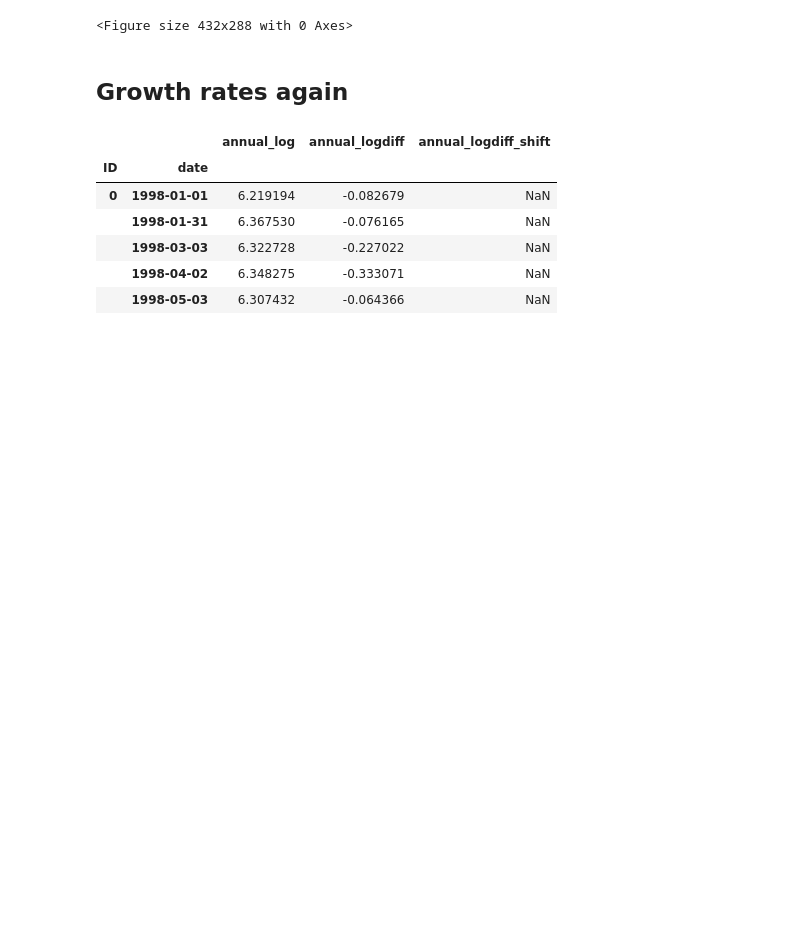
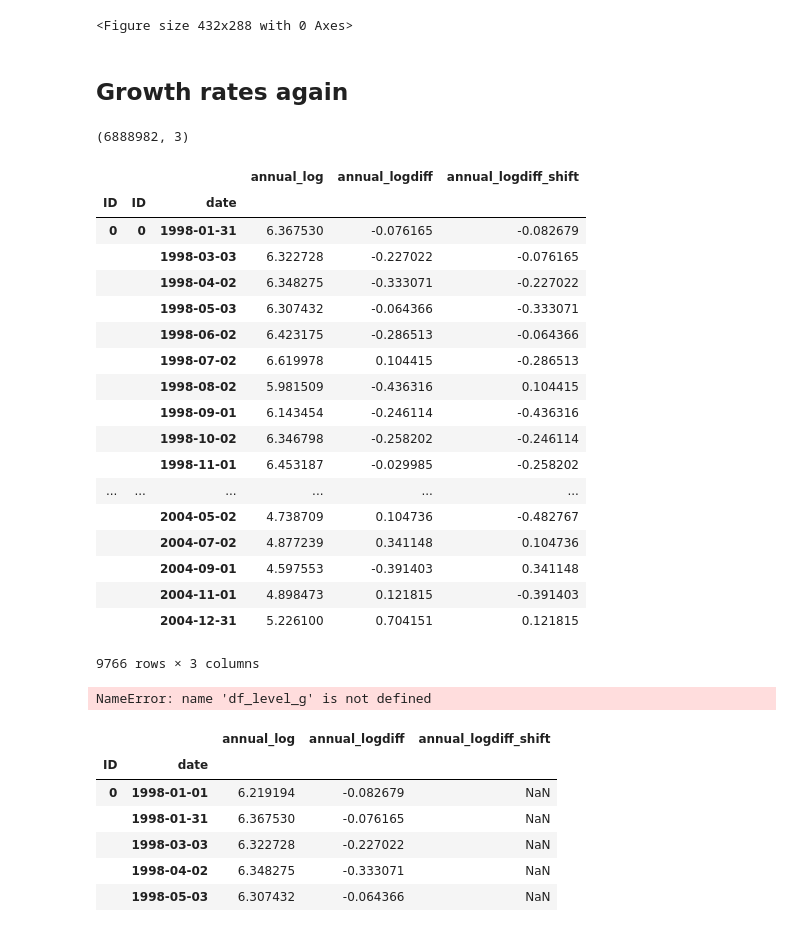
Before and after one commit to matuteiglesias/French_exports_bkp, a Jupyter notebook: code/notebooks/Month distribution etc.ipynb, the cells around one changed output. Saved outputs shown, nothing was run; the diff lists cells and outputs as text; code cells hidden in the pictures; blank space fills up the shorter version.

```diff
--- a/code/notebooks/Month distribution etc.ipynb
+++ b/code/notebooks/Month distribution etc.ipynb
@@ -286,7 +286,7 @@ plt.savefig('./../../../thesis_writing/figures/same_firm_variability.png', dpi =
 ## Growth rates again
 # %%
 annual_logdiff = np.log10(cuadro_rolled).diff(12, axis = 1).dropna(how = 'all')
-annual_log = np.log10(cuadro_rolled.reindex(annual_logdiff_prev.index))
+annual_log = np.log10(cuadro_rolled.reindex(annual_logdiff.index))
 
 annual_log.columns = annual_log.columns.set_levels(annual_log.columns.levels[0].str.replace('VART', 'annual_log'), level=0)
 annual_logdiff.columns = annual_logdiff.columns.set_levels(annual_logdiff.columns.levels[0].str.replace('VART', 'annual_logdiff'), level=0)
@@ -295,3 +295,6 @@ df_concat = pd.concat([annual_log, annual_logdiff], axis = 1)
 df_concat.shape
 
 df_level_g = df_concat.stack().dropna()
+# %%
+n = 1
+df_level_g['annual_logdiff_shift'] = df_level_g['annual_logdiff'].shift(n)
@@ -298,3 +306,29 @@ df_level_g = df_concat.stack().dropna()
+# %%
+df_level_g.shape
+# %% [output]
+(6888982, 3)
+# %%
+df_level_g.head(10000).groupby(level = 0).apply(lambda x: x.drop_head(n))
+# %% [output]
+|  |  |  | annual_log | annual_logdiff | annual_logdiff_shift |
+| ID | ID | date |  |  |  |
+| 0 | 0 | 1998-01-31 | 6.367530 | -0.076165 | -0.082679 |
+|  |  | 1998-03-03 | 6.322728 | -0.227022 | -0.076165 |
+|  |  | 1998-04-02 | 6.348275 | -0.333071 | -0.227022 |
+|  |  | 1998-05-03 | 6.307432 | -0.064366 | -0.333071 |
+|  |  | 1998-06-02 | 6.423175 | -0.286513 | -0.064366 |
+|  |  | 1998-07-02 | 6.619978 | 0.104415 | -0.286513 |
+|  |  | 1998-08-02 | 5.981509 | -0.436316 | 0.104415 |
+|  |  | 1998-09-01 | 6.143454 | -0.246114 | -0.436316 |
+|  |  | 1998-10-02 | 6.346798 | -0.258202 | -0.246114 |
+|  |  | 1998-11-01 | 6.453187 | -0.029985 | -0.258202 |
+| ... | ... | ... | ... | ... | ... |
+|  |  | 2004-05-02 | 4.738709 | 0.104736 | -0.482767 |
+|  |  | 2004-07-02 | 4.877239 | 0.341148 | 0.104736 |
+|  |  | 2004-09-01 | 4.597553 | -0.391403 | 0.341148 |
+|  |  | 2004-11-01 | 4.898473 | 0.121815 | -0.391403 |
+|  |  | 2004-12-31 | 5.226100 | 0.704151 | 0.121815 |
+9766 rows × 3 columns
 # %%
 # df_level_g['annual_logdiff_prev'] =
 
@@ -303,6 +337,8 @@ annual_logdiff_shift = df_level_g[['annual_logdiff']].copy().rename(
 annual_logdiff_shift['date_shift'] = annual_logdiff_shift.index.get_level_values(1) + pd.DateOffset(months=1)
 annual_logdiff_shift = annual_logdiff_shift.reset_index().drop('date', axis = 1).rename(
                     columns = {'date_shift': 'date'}).set_index(['ID', 'date'])
+# %% [output]
+NameError: name 'df_level_g' is not defined
 # %%
 df_level_g.head().join(annual_logdiff_shift.head(), how='left')
 # %% [output]
```
Also changed, not shown: parts of 1 cell of this notebook, 4 other files.
